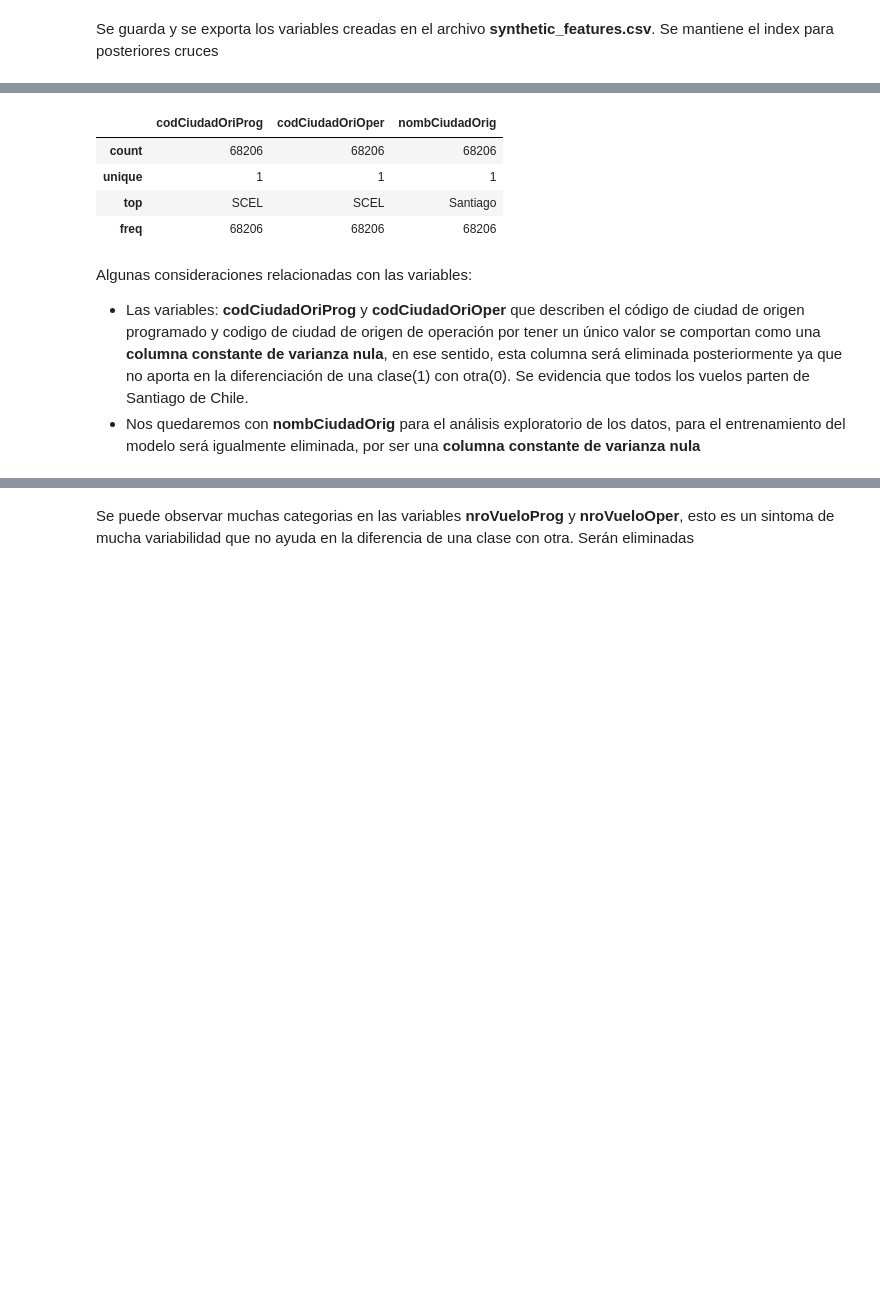
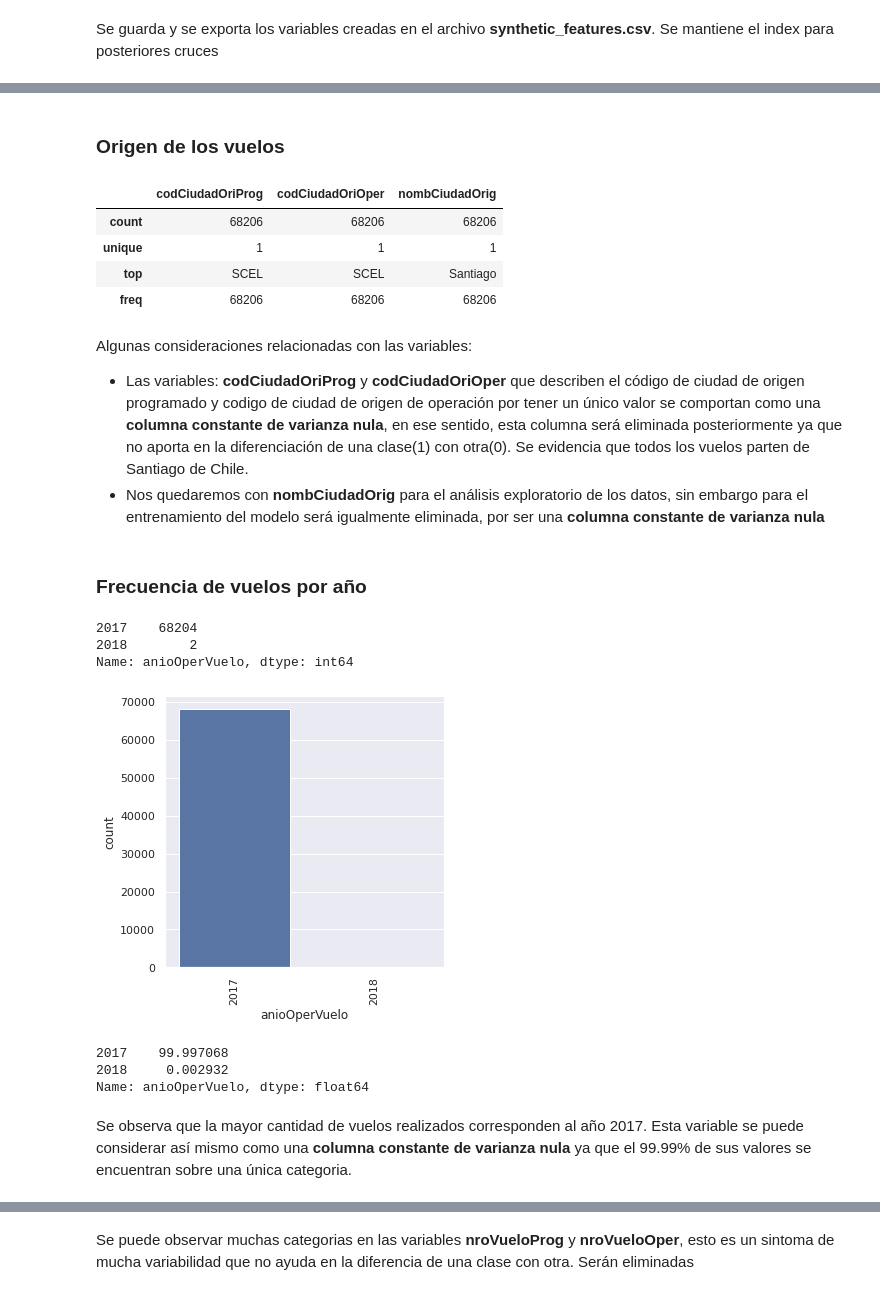
Before and after one commit to larenwell/ds-latam-airlines-challenge, a Jupyter notebook: code/solution.ipynb, the cells around one changed output, grey strips where cells are left out. Cells and saved outputs as stored; diff of their text form; code cells hidden in the pictures; blank space fills up the shorter version.

```diff
--- a/code/solution.ipynb
+++ b/code/solution.ipynb
@@ -343,0 +443,2 @@ Name: atraso_15, dtype: int64
+# %%
+dfVuelos['nroVueloOper'].fillna(dfVuelos['nroVueloOper'].mode()[0],inplace=True)
@@ -371,14 +476,14 @@ Se crea la variable **periodo_dia**
 # %%
 dfVuelos['periodo_dia'] = ""
 
-index = pd.DatetimeIndex(dfVuelos['Fecha-I'])
+index = pd.DatetimeIndex(dfVuelos['fecVueloProg'])
 dfVuelos.loc[index.indexer_between_time('5:00','11:59'),"periodo_dia"]="mañana"
 dfVuelos.loc[index.indexer_between_time('12:00','18:59'),"periodo_dia"]="tarde"
 dfVuelos.loc[index.indexer_between_time('19:00','04:59'),"periodo_dia"]="noche"
 # %% [markdown]
 Validación para ver si las horas corresponden correctamente con la variable **periodo_dia** creada
 # %%
-dfVuelos['horaFecI']=dfVuelos['Fecha-I'].dt.hour
+dfVuelos['horaFecI']=dfVuelos['fecVueloProg'].dt.hour
 dfVuelos.groupby(by=['periodo_dia','horaFecI']).size()
 # %% [output]
 periodo_dia  horaFecI
@@ -463,25 +522,0 @@ Index(['Fecha-I', 'Vlo-I', 'Ori-I', 'Des-I', 'Emp-I', 'Fecha-O', 'Vlo-O',
-# %%
-# Renombrado de variables:
-dfVuelos.rename(columns={
-   'Fecha-I':'fecVueloProg',
-   'Vlo-I':'nroVueloProg',
-   'Ori-I': 'codCiudadOriProg',
-   'Des-I': 'codCiudadDestProg',
-   'Emp-I': 'codAeroVueloProg',
-   'Fecha-O':'fecVueloOper',
-   'Vlo-O':'nroVueloOper',
-   'Ori-O': 'codCiudadOriOper',
-   'Des-O': 'codCiudadDestOper',
-   'Emp-O': 'codAeroVueloOper',
-   'DIA': 'diaMesOperVuelo',
-   'MES': 'nroMesOperVuelo',
-   'AÑO': 'anioOperVuelo',
-   'DIANOM':'diaSem',
-   'TIPOVUELO': 'tipVuelo',
-   'OPERA': 'aerolineaOpera',
-   'SIGLAORI': 'nombCiudadOrig',
-   'SIGLADES': 'nombCiudadDest',
-   'dif_min':'difMinfecProgYfecOper',
-   'atraso_15':'target',
-   'temporada_alta':'temporadaAlta',
-   'periodo_dia':'partesDia'},inplace=True)
@@ -508,3 +551,5 @@ df_analisis = dfVuelos.copy()
+# %% [markdown]
+### Origen de los vuelos
 # %%
 df_analisis[['codCiudadOriProg','codCiudadOriOper','nombCiudadOrig']].describe(include='all')
 # %% [output]
@@ -517,7 +562,30 @@ df_analisis[['codCiudadOriProg','codCiudadOriOper','nombCiudadOrig']].describe(i
 Algunas consideraciones relacionadas con las variables:
 
 - Las variables: **codCiudadOriProg** y **codCiudadOriOper** que describen el código de ciudad de origen programado y codigo de ciudad de origen de operación por tener un único valor se comportan como una **columna constante de varianza nula**, en ese sentido, esta columna será eliminada posteriormente ya que no aporta en la diferenciación de una clase(1) con otra(0). Se evidencia que todos los vuelos parten de Santiago de Chile.
-- Nos quedaremos con **nombCiudadOrig** para el análisis exploratorio de los datos, para el entrenamiento del modelo será igualmente eliminada, por ser una **columna constante de varianza nula**
+- Nos quedaremos con **nombCiudadOrig** para el análisis exploratorio de los datos, sin embargo para el entrenamiento del modelo será igualmente eliminada, por ser una **columna constante de varianza nula**
 # %%
 df_analisis.drop('codCiudadOriProg', axis=1, inplace=True)
 df_analisis.drop('codCiudadOriOper', axis=1, inplace=True)
+# %% [markdown]
+### Frecuencia de vuelos por año
+# %%
+df_analisis.anioOperVuelo.value_counts()
+# %% [output]
+2017    68204
+2018        2
+Name: anioOperVuelo, dtype: int64
+# %%
+plt.figure(figsize=(5,5))
+sns.countplot(x='anioOperVuelo', data=df_analisis)
+plt.xticks(rotation=90)
+plt.show()
+# %% [output]
+[figure, added]
+# %%
+df_analisis.anioOperVuelo.value_counts(normalize = True)*100
+# %% [output]
+2017    99.997068
+2018     0.002932
+Name: anioOperVuelo, dtype: float64
+# %% [markdown]
+Se observa que la mayor cantidad de vuelos realizados corresponden al año 2017. Esta variable se puede considerar así mismo como una **columna constante de varianza nula** ya que el 99.99% de sus valores se encuentran sobre una única categoria.
```
Also changed, not shown: parts of 59 cells of this notebook.
